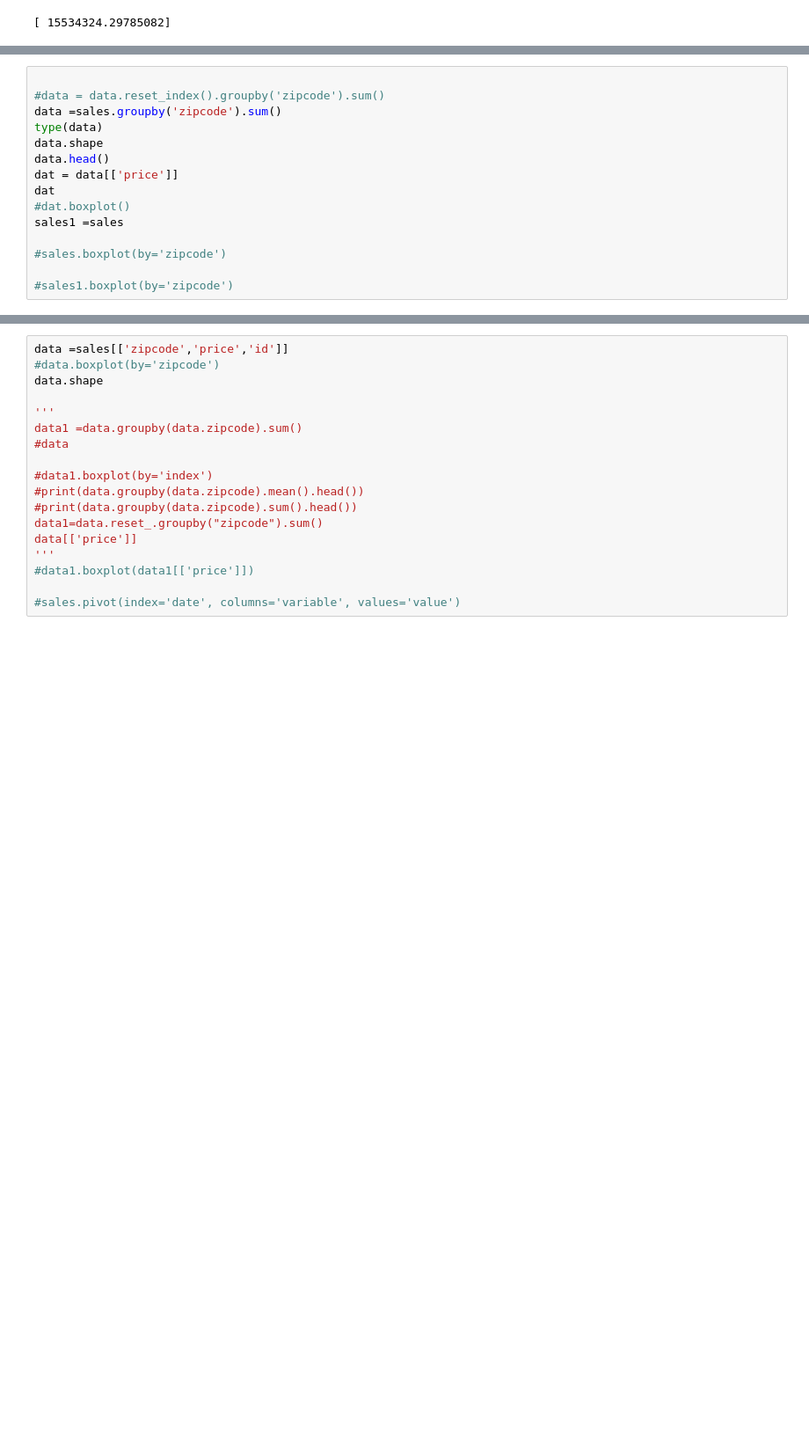
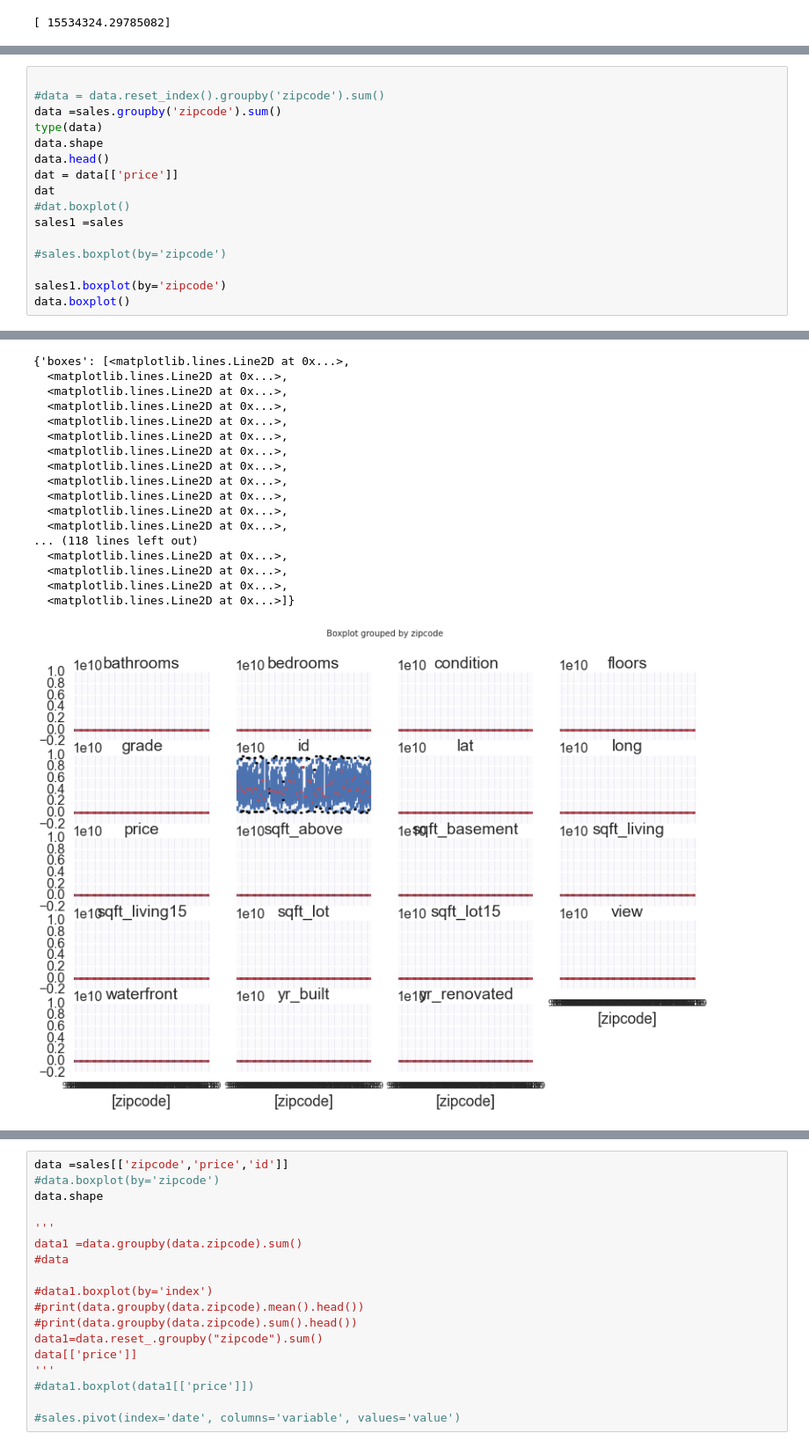
Before and after one commit to clauxx/machineLearningWashington, a Jupyter notebook: Predicting Houses Revisted.ipynb, the cells around one changed output, grey strips where cells are left out. Shown at 88% size. Cells and saved outputs as stored; diff of their text form; blank space fills up the shorter version.

```diff
--- a/Predicting Houses Revisted.ipynb
+++ b/Predicting Houses Revisted.ipynb
@@ -281,4 +294,6 @@ sales1 =sales
 
 #sales.boxplot(by='zipcode')
 
-#sales1.boxplot(by='zipcode')
+sales1.boxplot(by='zipcode')
+data.boxplot()
+# %% [output]
@@ -284,0 +303,18 @@ sales1 =sales
+{'boxes': [<matplotlib.lines.Line2D at 0x...>,
+  <matplotlib.lines.Line2D at 0x...>,
+  <matplotlib.lines.Line2D at 0x...>,
+  <matplotlib.lines.Line2D at 0x...>,
+  <matplotlib.lines.Line2D at 0x...>,
+  <matplotlib.lines.Line2D at 0x...>,
+  <matplotlib.lines.Line2D at 0x...>,
+  <matplotlib.lines.Line2D at 0x...>,
+  <matplotlib.lines.Line2D at 0x...>,
+  <matplotlib.lines.Line2D at 0x...>,
+  <matplotlib.lines.Line2D at 0x...>,
+  <matplotlib.lines.Line2D at 0x...>,
+... (118 lines left out)
+  <matplotlib.lines.Line2D at 0x...>,
+  <matplotlib.lines.Line2D at 0x...>,
+  <matplotlib.lines.Line2D at 0x...>,
+  <matplotlib.lines.Line2D at 0x...>]}
+[figure, added]
```
Also changed, not shown: parts of 15 cells of this notebook, 1 other file.
